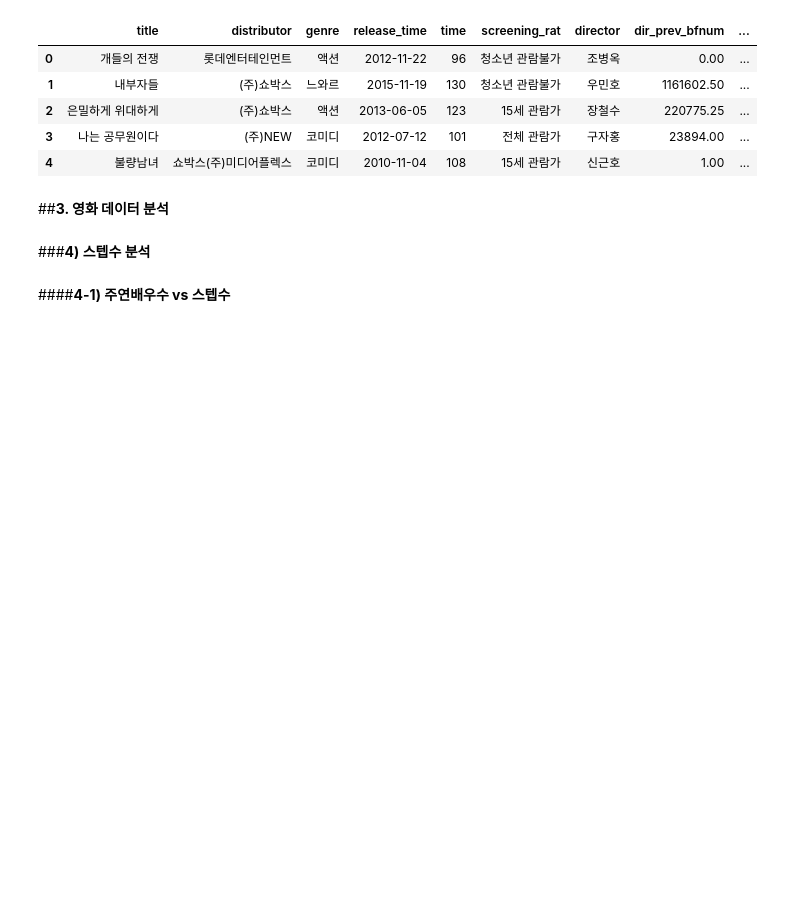
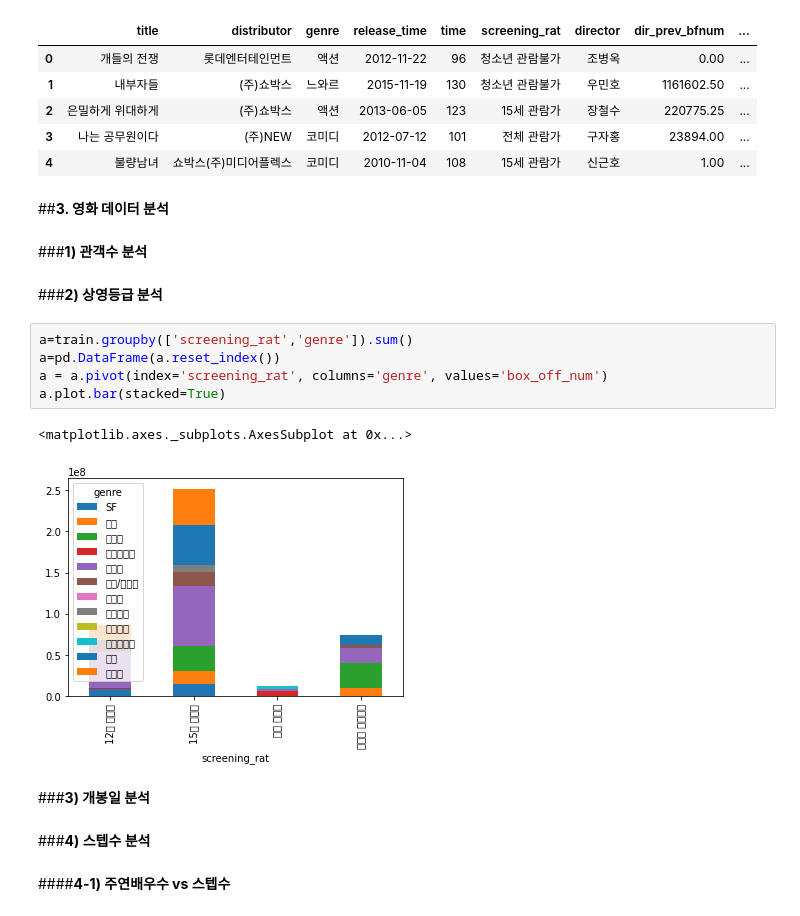
Before and after one commit to hyunseo318/ESAA_22-2, a Jupyter notebook: mini_project.ipynb, the cells around one changed output. Saved outputs shown, nothing was run; the diff lists cells and outputs as text; blank space fills up the shorter version.

```diff
--- a/mini_project.ipynb
+++ b/mini_project.ipynb
@@ -165,6 +170,20 @@ train.head()
 | 4 | 불량남녀 | 쇼박스(주)미디어플렉스 | 코미디 | 2010-11-04 | 108 | 15세 관람가 | 신근호 | 1.00 | ... |
 # %% [markdown]
 ##**3. 영화 데이터 분석**
+# %% [markdown]
+###**1) 관객수 분석**
+# %% [markdown]
+###**2) 상영등급 분석**
+# %%
+a=train.groupby(['screening_rat','genre']).sum()
+a=pd.DataFrame(a.reset_index())
+a = a.pivot(index='screening_rat', columns='genre', values='box_off_num')
+a.plot.bar(stacked=True)
+# %% [output]
+<matplotlib.axes._subplots.AxesSubplot at 0x...>
+[figure, added]
+# %% [markdown]
+###**3) 개봉일 분석**
 # %% [markdown]
 ###**4) 스텝수 분석**
 # %% [markdown]
```
Also changed, not shown: parts of 5 cells of this notebook.
